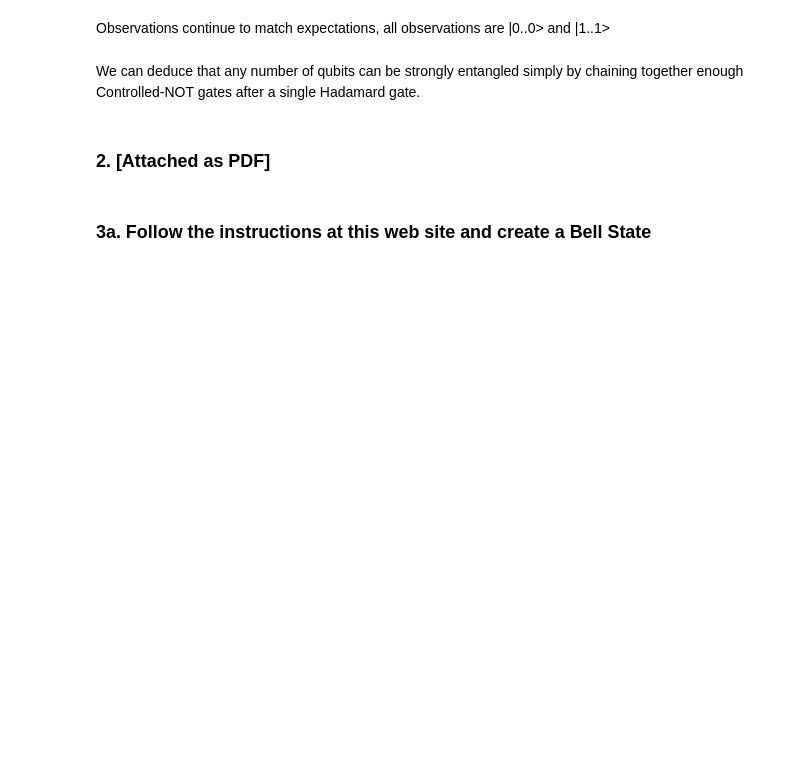
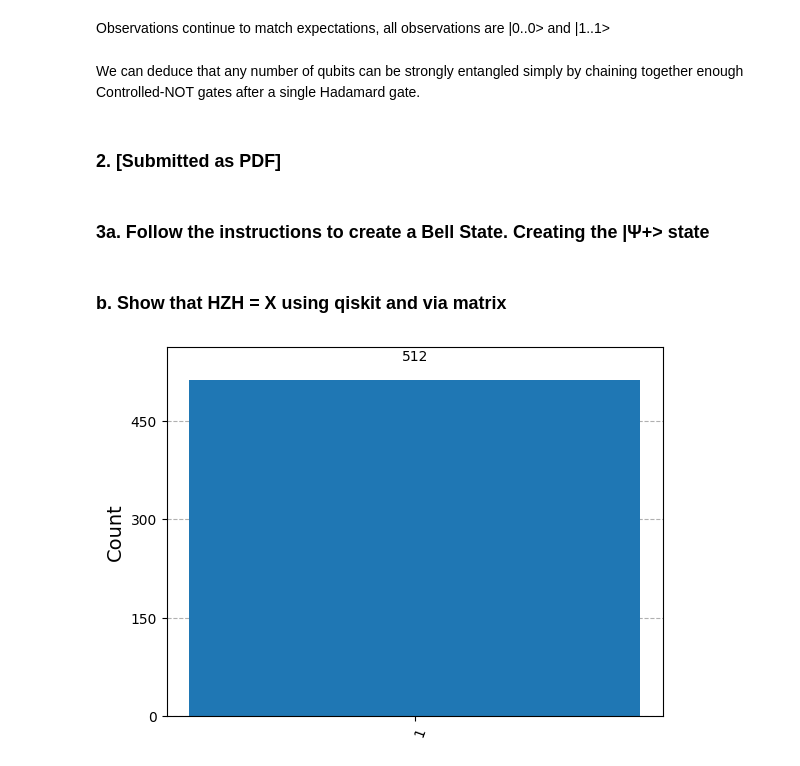
Before and after one commit to AThomsonSMC/uri-qc, a Jupyter notebook: phy572/week6-assignment.ipynb, the cells around one changed output. Cells and saved outputs as stored; diff of their text form; code cells hidden in the pictures; blank space fills up the shorter version.

```diff
--- a/phy572/week6-assignment.ipynb
+++ b/phy572/week6-assignment.ipynb
@@ -62,6 +116,6 @@ Observations continue to match expectations, all observations are |0..0> and |1.
 # %% [markdown]
 We can deduce that any number of qubits can be strongly entangled simply by chaining together enough Controlled-NOT gates after a single Hadamard gate.
 # %% [markdown]
-### 2. [Attached as PDF]
+### 2. [Submitted as PDF]
 # %% [markdown]
-### 3a. Follow the instructions at this web site and create a Bell State
+### 3a. Follow the instructions to create a Bell State. Creating the |Ψ+> state
@@ -67,0 +132,18 @@ We can deduce that any number of qubits can be strongly entangled simply by chai
+# %% [markdown]
+### b. Show that HZH = X using qiskit and via matrix
+# %%
+qcHZH = QuantumCircuit(1)
+qcX = QuantumCircuit(1)
+
+qcHZH.h(0)
+qcHZH.z(0)
+qcHZH.h(0)
+qcHZH.measure_all()
+
+qcX.x(0)
+qcX.measure_all()
+# %%
+qcHZH_result = sampler.run([qcHZH], shots=512).result()
+plot_histogram(qcHZH_result[0].data.meas.get_counts())
+# %% [output]
+[figure, added]
```
Also changed, not shown: parts of 19 cells of this notebook.
